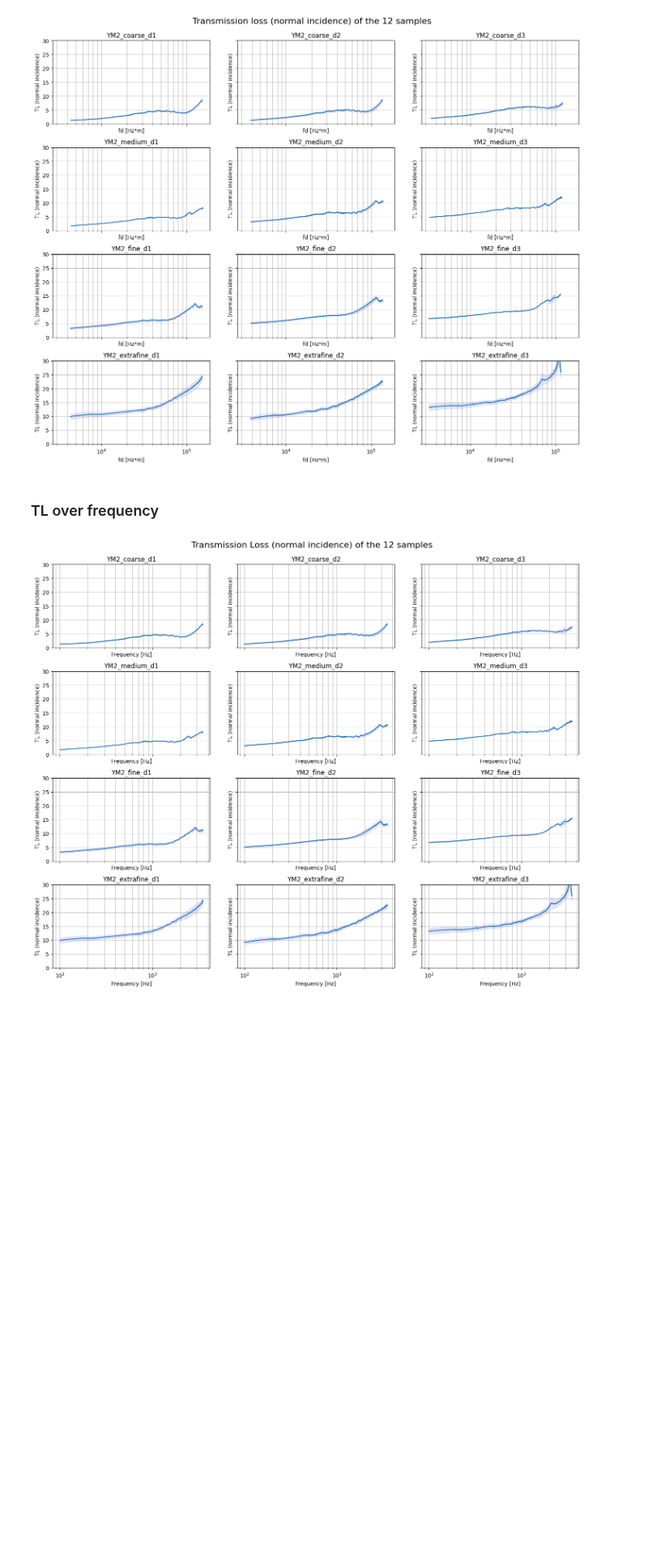
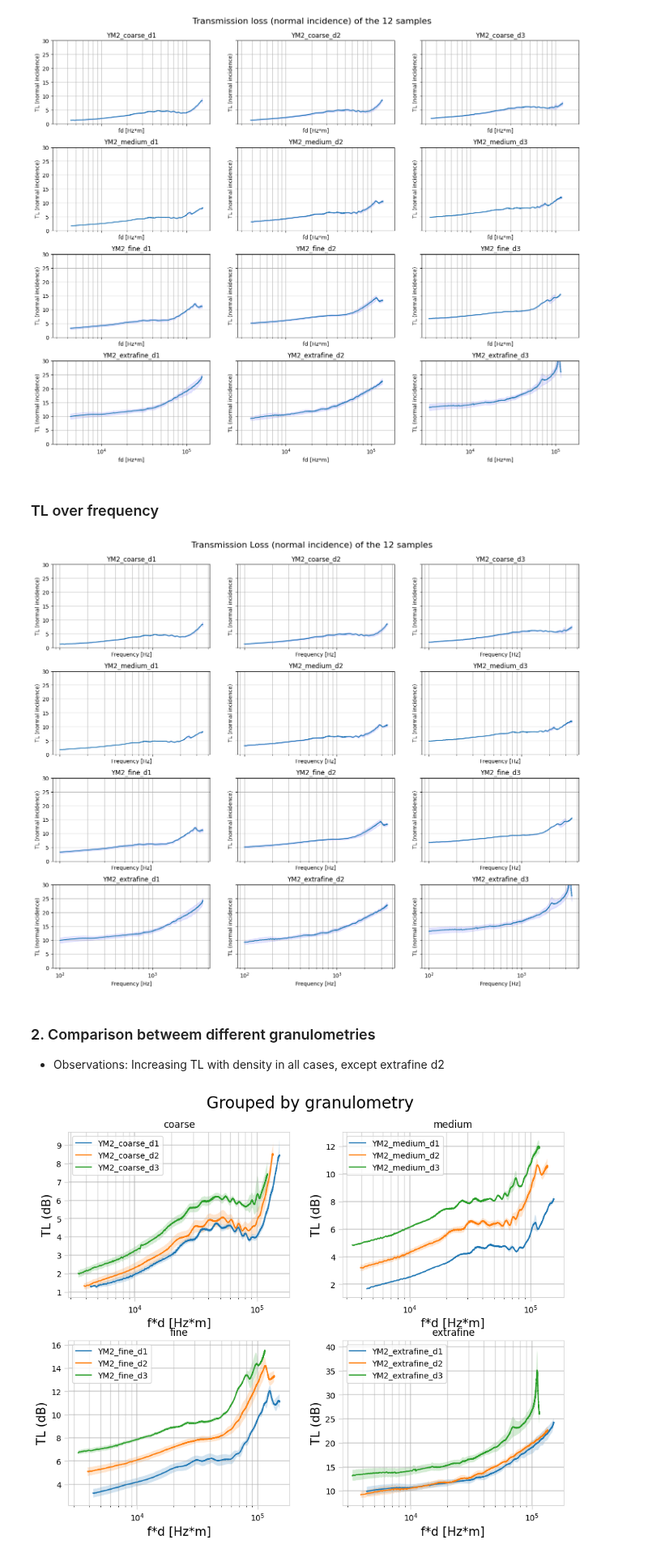
Before and after one commit to joaquinaicrag/UNIBS, a Jupyter notebook: Paper1-YMporousmat/newSamples_journal/YM2_mediciones/YM2_postpro_tl.ipynb, the cells around one changed output. Shown at 81% size. Drawn from its saved outputs; the diff is of its cells as text; code cells hidden in the pictures; blank space fills up the shorter version.

```diff
--- a/Paper1-YMporousmat/newSamples_journal/YM2_mediciones/YM2_postpro_tl.ipynb
+++ b/Paper1-YMporousmat/newSamples_journal/YM2_mediciones/YM2_postpro_tl.ipynb
@@ -34,6 +34,8 @@ nrows = (samples_abs_df['granul'].unique()).size
 fig, ax = plt.subplots(nrows, ncols, figsize=(15,12), sharex=True, sharey=True)
 ax = ax.flatten()
 fig.tight_layout(pad=3.5)
+
+fontsize = 15
 
 for i, axe in enumerate(ax):
     tl_data = np.array(samples_abs_df.iloc[i]['tl_avg'])    #Averages sound absorption coefficient between 3 equal samples
@@ -98,3 +100,49 @@ fig.suptitle('Transmission Loss (normal incidence) of the 12 samples', fontsize=
 plt.show()
 # %% [output]
 [figure]
+# %% [markdown]
+### 2. Comparison betweem different granulometries
+
+- Observations: Increasing TL with density in all cases, except extrafine d2
+# %%
+#%% Comparison between granulometry
+
+fig, ax = plt.subplots(2, 2, figsize=(10,8))
+fig.tight_layout(pad=3.5)
+ax = ax.flatten()  #Flatten the array of axes
+
+#Select data grouped by granulometry
+group_by = ['coarse','medium','fine', 'extrafine']
+
+
+for i, g in enumerate(group_by):
+    granul_df = samples_abs_df[samples_abs_df['granul']==g]
+
+    for j in range(granul_df.index.size):
+        label = granul_df.index[j]
+        alpha_avg = np.array(granul_df['tl_avg'].iloc[j])
+        alpha_std = np.array(granul_df['tl_std'].iloc[j])
+
+        fd = [f*granul_df['thickness'].iloc[j] for f in (freq)]
+
+        ax[i].semilogx(fd, alpha_avg, label=label)
+        ax[i].fill_between(fd, (alpha_avg - alpha_std), ((alpha_avg + alpha_std)),  alpha=.2)
+
+        #ax[i].semilogx(freq, granul_df['abs_avg'].iloc[j][0], label=label)
+        #ax[i].fill_between(freq, (alpha_avg - alpha_std), ((alpha_avg + alpha_std)),  alpha=.2)
+
+        ax[i].set_title(g)
+        ax[i].set_xlabel('f*d [Hz*m]', fontsize=fontsize)
+        ax[i].set_ylabel('TL (dB)', fontsize=fontsize)
+        #ax[i].set_ylim([0, 1.1])
+        ax[i].legend()
+        ax[i].grid(linewidth=1, which='minor', linestyle='-', alpha=.5)
+        ax[i].grid(linewidth=1.5, which='major', alpha=.5)
+        fig.suptitle('Grouped by granulometry', fontsize=20)
+        ax[i].tick_params(axis ='both', length=5, width=1, color='lightgray')
+        for spine in ax[i].spines.values():
+            spine.set_color('lightgrey')  # Change spine color to light grey
+fig.subplots_adjust(top=0.9)
+plt.show()
+# %% [output]
+[figure, added]
```
Also changed, not shown: parts of 2 cells of this notebook, 2 other files.
